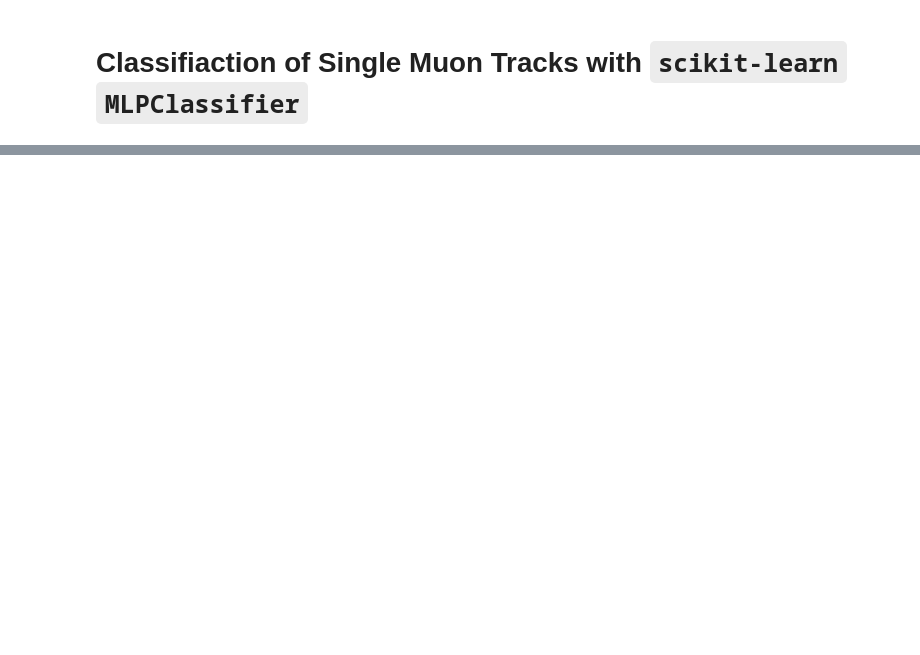
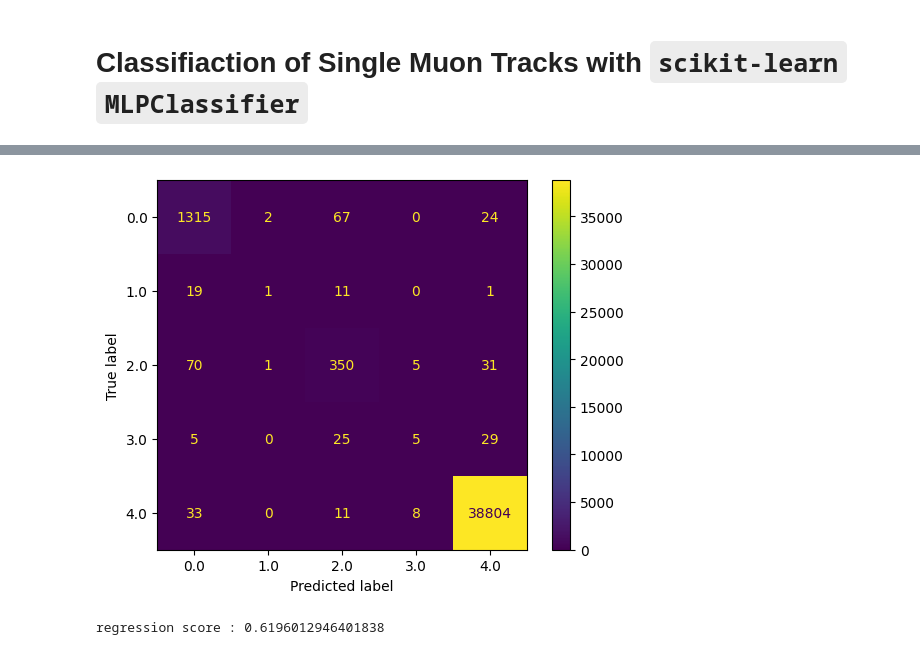
Before and after one commit to dinupa1/vertexML, a Jupyter notebook: sklearn-playground.ipynb, the cells around one changed output, grey strips where cells are left out. Drawn from its saved outputs; the diff is of its cells as text; code cells hidden in the pictures; blank space fills up the shorter version.

```diff
--- a/sklearn-playground.ipynb
+++ b/sklearn-playground.ipynb
@@ -76,3 +104,15 @@ plt.show()
+# %%
+from sklearn.metrics import confusion_matrix, ConfusionMatrixDisplay
+
+
+cm = confusion_matrix(y_test_deco, y_pred_deco, labels=ohe.categories_[0])
+
+disp = ConfusionMatrixDisplay(confusion_matrix=cm, display_labels=ohe.categories_[0])
+disp.plot()
+plt.savefig('imgs/cm.png')
+plt.show()
+# %% [output]
+[figure, added]
 # %%
 y_train_hotid = clf.predict(X_train)
 X_train_hotid = np.concatenate((X_train, y_train_hotid), axis=1)
@@ -80,7 +120,7 @@ X_train_hotid = np.concatenate((X_train, y_train_hotid), axis=1)
 # %%
 from sklearn.neural_network import MLPRegressor
 
-reg = MLPRegressor(max_iter=500, hidden_layer_sizes=(100, 100, 100), batch_size=64)
+reg = MLPRegressor(max_iter=500, hidden_layer_sizes=(64, 64, 64), batch_size=64)
 reg.fit(X_train_hotid, y_train[:, :6])
 
 X_test_hotid = np.concatenate((X_test, y_pred_hotid), axis=1)
@@ -90,6 +130,8 @@ y_pos_pred = reg.predict(X_test_hotid)
 score = reg.score(X_test_hotid, y_test[:, :6])
 
 print("regression score : {}".format(score))
+# %% [output]
+regression score : 0.6196012946401838
 # %%
 plt.figure(figsize=(5, 5))
 plt.hist(y_test[:, 0], histtype='step', label='test', bins=20, range=[-5., 5.])
```
Also changed, not shown: parts of 12 cells of this notebook.
